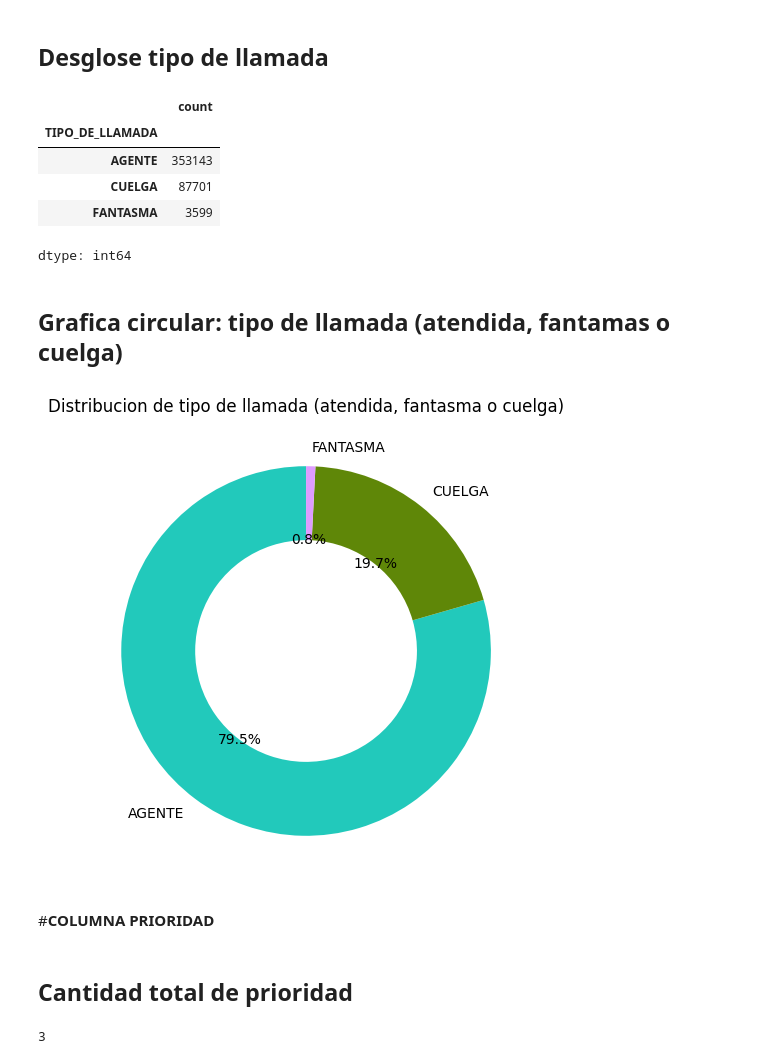
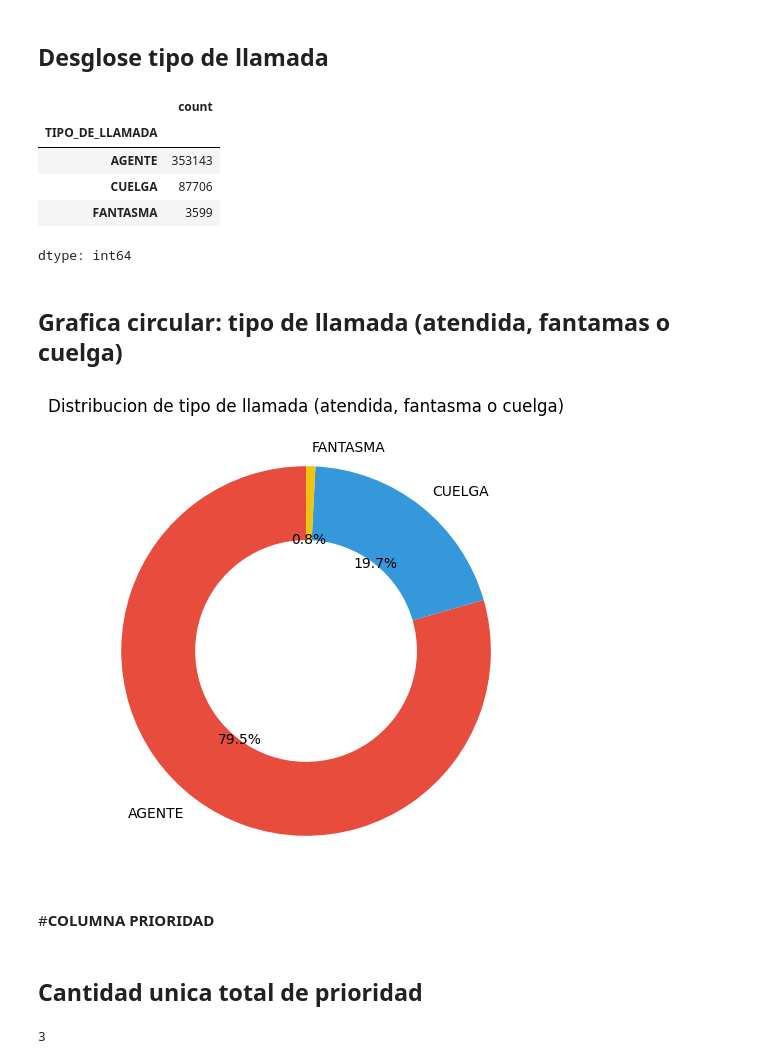
Before and after one commit to juangarcesco/metricas-call-canter, a Jupyter notebook: PRUEBA_CALL_CENTER.ipynb, the cells around one changed output. Drawn from its saved outputs; the diff is of its cells as text; code cells hidden in the pictures.

```diff
--- a/PRUEBA_CALL_CENTER.ipynb
+++ b/PRUEBA_CALL_CENTER.ipynb
@@ -407,3 +342,0 @@ df[df['TIPO_DE_SERVICIO'] == ' TT']
-# %%
-index_TT_con_espacio = [68094,73097,95287,95360,95414,98245]
-df.loc[index_TT_con_espacio, 'TIPO_DE_SERVICIO'] = 'TT'
@@ -595,20 +369,21 @@ desglose_tipo_de_llamada_sr
 |  | count |
 | TIPO_DE_LLAMADA |  |
 | AGENTE | 353143 |
-| CUELGA | 87701 |
+| CUELGA | 87706 |
 | FANTASMA | 3599 |
 dtype: int64
 # %% [markdown]
 ## Grafica circular: tipo de llamada (atendida, fantamas o cuelga)
 # %%
+paleta_de_colores = ['#E74C3C', '#3498DB', '#F1C40F']
 plt.figure(figsize=(6, 6))
 plt.pie(desglose_tipo_de_llamada_sr, labels=desglose_tipo_de_llamada_sr.index, autopct='%1.1f%%', startangle=90, wedgeprops=dict(width=0.4), colors=paleta_de_colores)
 plt.title('Distribucion de tipo de llamada (atendida, fantasma o cuelga)')
 plt.show()
 # %% [output]
-[figure, old version]
+[figure, new version]
 # %% [markdown]
 #**COLUMNA PRIORIDAD**
 # %% [markdown]
-## Cantidad total de prioridad
+## Cantidad unica total de prioridad
 # %%
```
Also changed, not shown: parts of 187 cells of this notebook.
